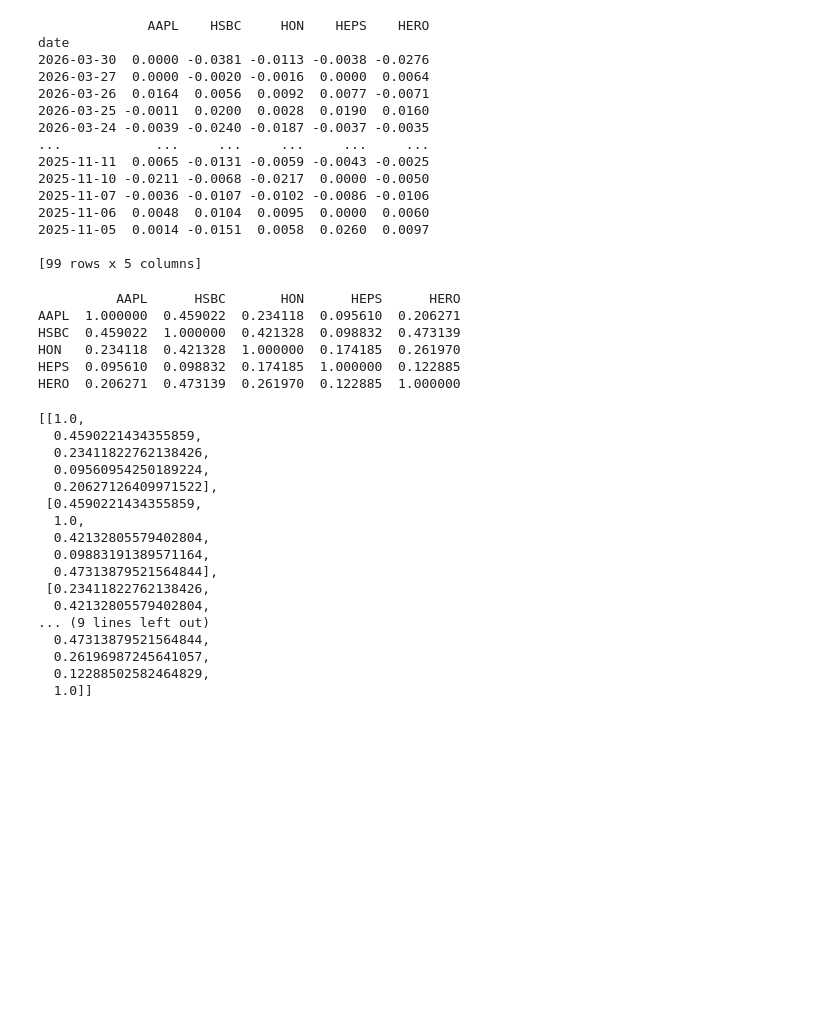
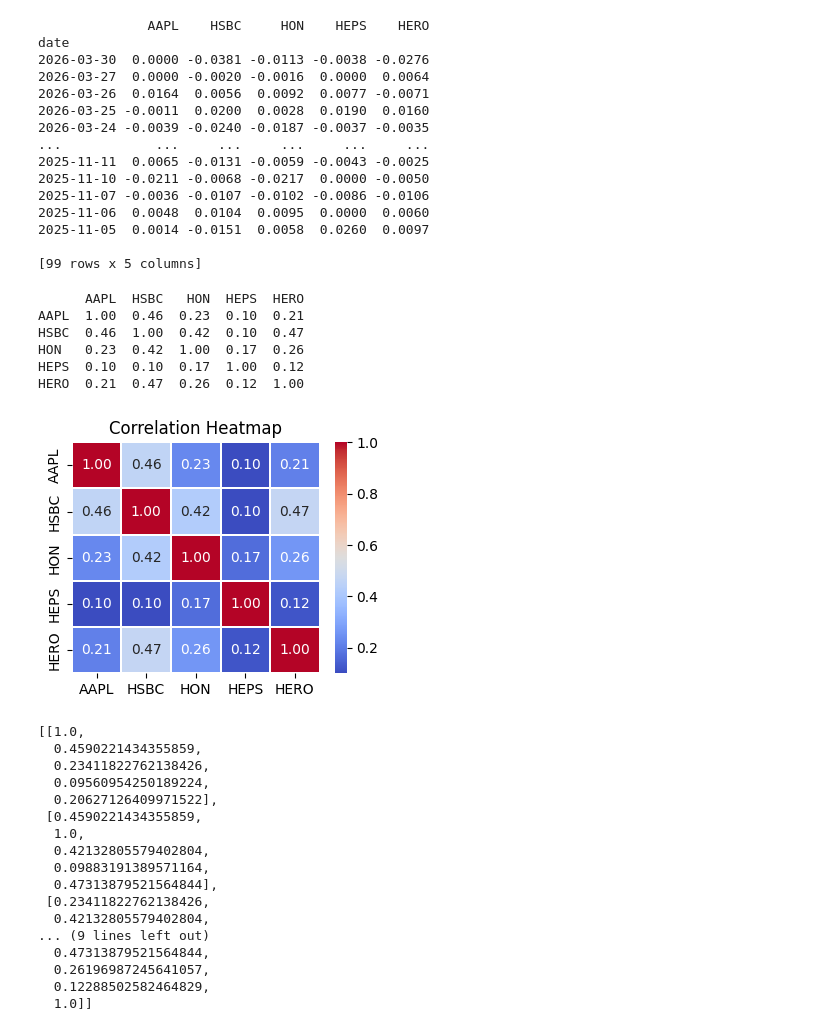
Before and after one commit to TridipKarmakar/QuantInsight, a Jupyter notebook: notebooks/04_probability_models.ipynb, the cells around one changed output. Drawn from its saved outputs; the diff is of its cells as text; code cells hidden in the pictures; blank space fills up the shorter version.

```diff
--- a/notebooks/04_probability_models.ipynb
+++ b/notebooks/04_probability_models.ipynb
@@ -66,15 +66,33 @@ date
 
 [99 rows x 5 columns]
 # %%
-corr_matrix = final_data.corr()
+corr_matrix = round(final_data.corr(),2)
 print(corr_matrix)
 # %% [output]
-          AAPL      HSBC       HON      HEPS      HERO
-AAPL  1.000000  0.459022  0.234118  0.095610  0.206271
-HSBC  0.459022  1.000000  0.421328  0.098832  0.473139
-HON   0.234118  0.421328  1.000000  0.174185  0.261970
-HEPS  0.095610  0.098832  0.174185  1.000000  0.122885
-HERO  0.206271  0.473139  0.261970  0.122885  1.000000
+      AAPL  HSBC   HON  HEPS  HERO
+AAPL  1.00  0.46  0.23  0.10  0.21
+HSBC  0.46  1.00  0.42  0.10  0.47
+HON   0.23  0.42  1.00  0.17  0.26
+HEPS  0.10  0.10  0.17  1.00  0.12
+HERO  0.21  0.47  0.26  0.12  1.00
+# %%
+import matplotlib.pyplot as plt
+import seaborn as sns
+
+plt.figure(figsize=(4,3))
+
+sns.heatmap(
+    corr_matrix,
+    annot=True,
+    cmap=,
+    fmt=".2f",
+    linewidths=0.2
+)
+
+plt.title("Correlation Heatmap")
+plt.show()
+# %% [output]
+[figure, added]
 # %%
 corr_matrix.values.tolist()
 # %% [output]
```
Also changed, not shown: parts of 1 cell of this notebook, 2 other files.
